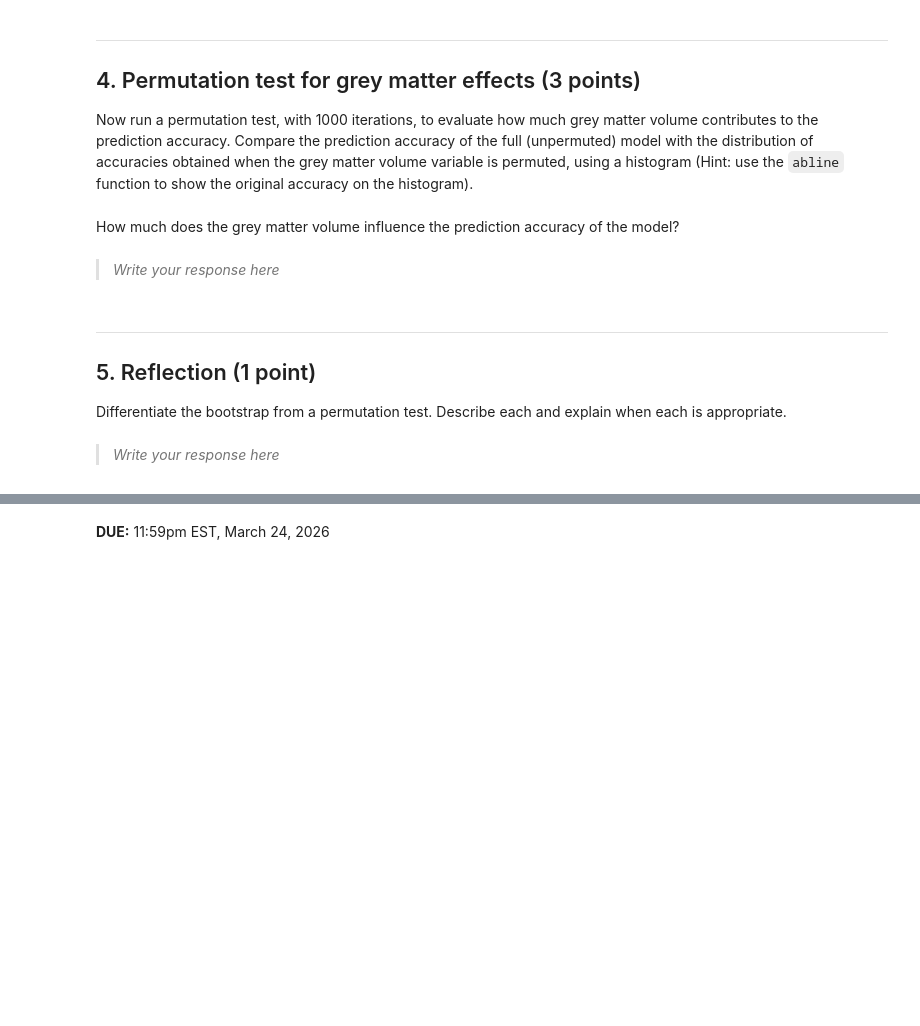
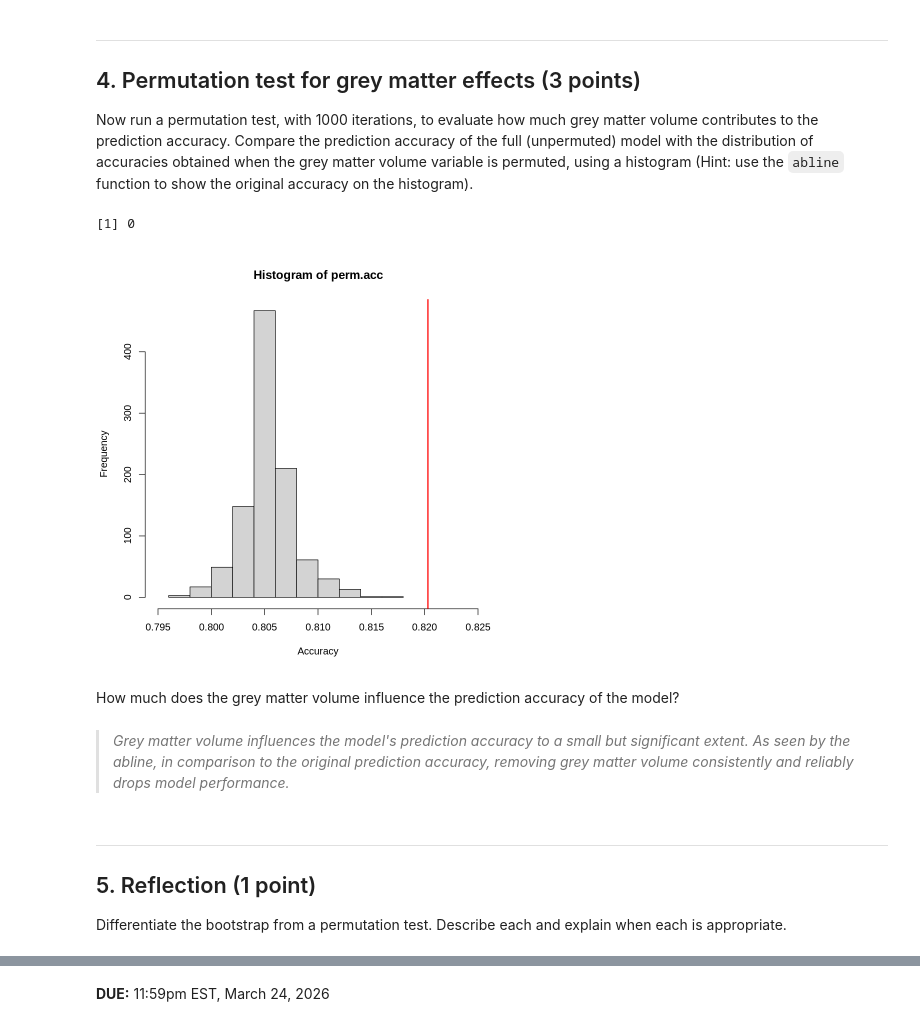
Before and after one commit to tinawanggg/Wang_DSPN_S26, a Jupyter notebook: book/exercises/13_resampling-methods.ipynb, the cells around one changed output, grey strips where cells are left out. Drawn from its saved outputs; the diff is of its cells as text; code cells hidden in the pictures; blank space fills up the shorter version.

```diff
--- a/book/exercises/13_resampling-methods.ipynb
+++ b/book/exercises/13_resampling-methods.ipynb
@@ -73,13 +170,34 @@ Now run a permutation test, with 1000 iterations, to evaluate how much grey matt
+# %%
+# WRITE YOUR CODE HERE
+permD1 <- d1
+
+R <- 1000
+
+original_acc <- 0.8203055
+perm.acc <- matrix(NA, nrow = R, ncol = 1)
+
+for (i in 1:R){
+  permD1$FS_Total_GM_Vol <- d1$FS_Total_GM_Vol[sample(nrow(d1))]
+  perm.model <- glm(Gender ~ FS_Tot_WM_Vol + FS_Total_GM_Vol + FS_IntraCranial_Vol,
+                    data = permD1, family = binomial)
+  perm.preds <- ifelse(predict(perm.model, type = "response") >= 0.5, "M", "F")
+  perm.acc[i,] <- mean(perm.preds == d1$Gender)
+}
+
+hist(perm.acc, xlab = "Accuracy", xlim = c(0.795, 0.825))
+abline(v = original_acc, col = "red", lwd = 2)
+
+mean(perm.acc >= original_acc)
+# %% [output]
+[1] 0
+[figure, added]
 # %% [markdown]
 How much does the grey matter volume influence the prediction accuracy of the model?
-# %% [markdown]
-> *Write your response here*
->
+# %% [markdown]
+> *Grey matter volume influences the model's prediction accuracy to a small but significant extent. As seen by the abline, in comparison to the original prediction accuracy, removing grey matter volume consistently and reliably drops model performance.*
+>
 # %% [markdown]
 ---
 ## 5. Reflection (1 point)
 
 Differentiate the bootstrap from a permutation test. Describe each and explain when each is appropriate.
-# %% [markdown]
-> *Write your response here*
->
```
Also changed, not shown: parts of 19 cells of this notebook.
